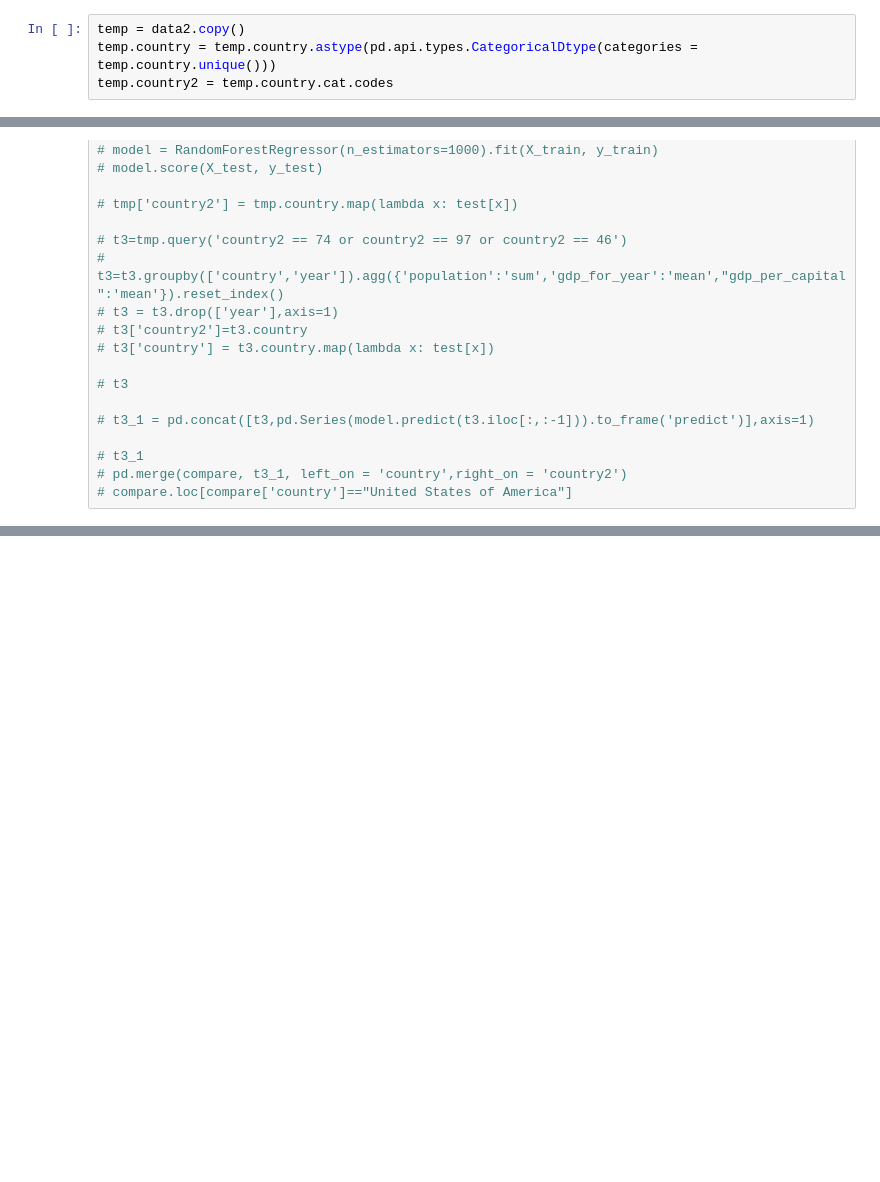
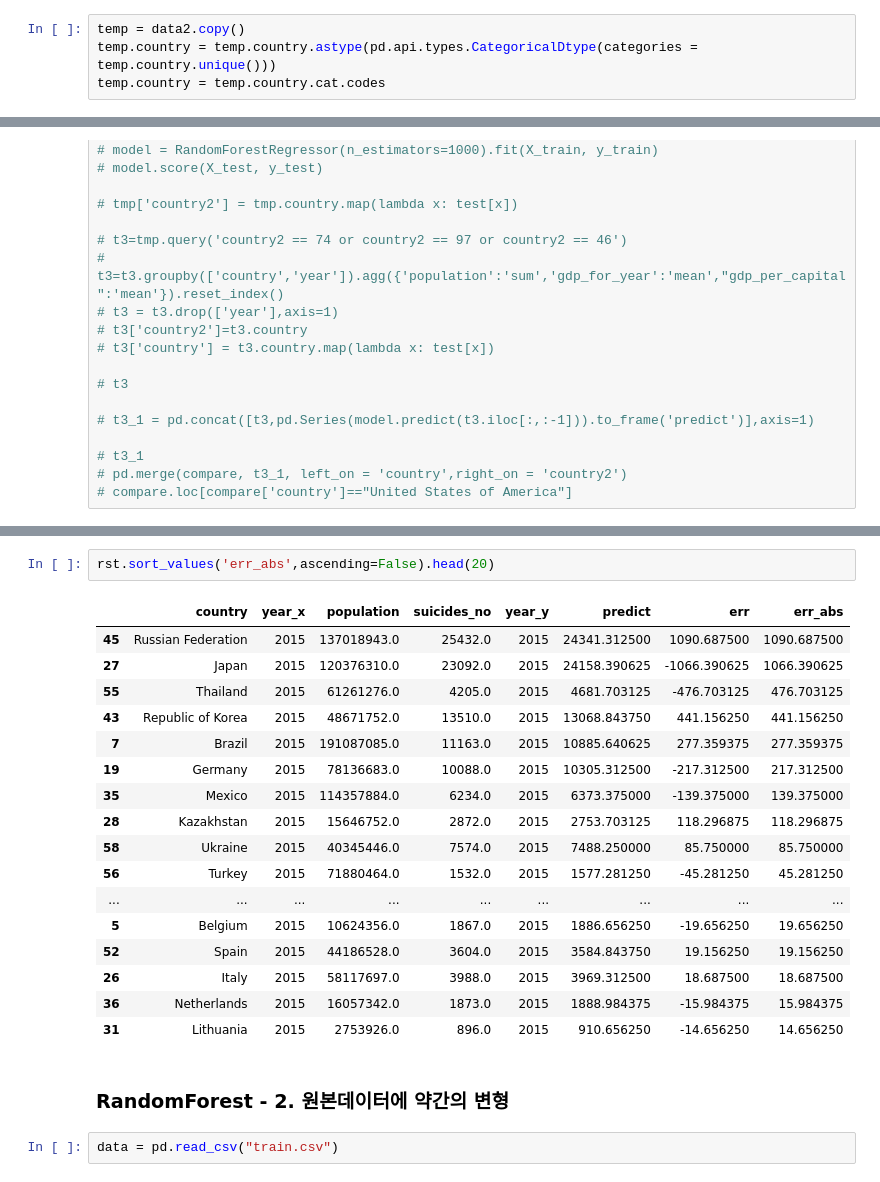
Before and after one commit to inspirit941/BOAZ_Session, a Jupyter notebook: 190219_mini_project/mini_project.ipynb, the cells around one changed output, grey strips where cells are left out. Saved outputs shown, nothing was run; the diff lists cells and outputs as text; blank space fills up the shorter version.

```diff
--- a/190219_mini_project/mini_project.ipynb
+++ b/190219_mini_project/mini_project.ipynb
@@ -517,7 +515,7 @@ array(['Albania', 'Antigua and Barbuda', 'Argentina', 'Armenia', 'Aruba',
 # %%
 temp = data2.copy()
 temp.country = temp.country.astype(pd.api.types.CategoricalDtype(categories = temp.country.unique()))
-temp.country2 = temp.country.cat.codes
+temp.country = temp.country.cat.codes
 # %%
 temp.country.unique()
 # %% [output]
@@ -640,0 +767,24 @@ data.groupby(['country']).suicides_no.sum().to_frame('suicides_no').sort_values(
+# %%
+rst.sort_values('err_abs',ascending=False).head(20)
+# %% [output]
+|  | country | year_x | population | suicides_no | year_y | predict | err | err_abs |
+| 45 | Russian Federation | 2015 | 137018943.0 | 25432.0 | 2015 | 24341.312500 | 1090.687500 | 1090.687500 |
+| 27 | Japan | 2015 | 120376310.0 | 23092.0 | 2015 | 24158.390625 | -1066.390625 | 1066.390625 |
+| 55 | Thailand | 2015 | 61261276.0 | 4205.0 | 2015 | 4681.703125 | -476.703125 | 476.703125 |
+| 43 | Republic of Korea | 2015 | 48671752.0 | 13510.0 | 2015 | 13068.843750 | 441.156250 | 441.156250 |
+| 7 | Brazil | 2015 | 191087085.0 | 11163.0 | 2015 | 10885.640625 | 277.359375 | 277.359375 |
+| 19 | Germany | 2015 | 78136683.0 | 10088.0 | 2015 | 10305.312500 | -217.312500 | 217.312500 |
+| 35 | Mexico | 2015 | 114357884.0 | 6234.0 | 2015 | 6373.375000 | -139.375000 | 139.375000 |
+| 28 | Kazakhstan | 2015 | 15646752.0 | 2872.0 | 2015 | 2753.703125 | 118.296875 | 118.296875 |
+| 58 | Ukraine | 2015 | 40345446.0 | 7574.0 | 2015 | 7488.250000 | 85.750000 | 85.750000 |
+| 56 | Turkey | 2015 | 71880464.0 | 1532.0 | 2015 | 1577.281250 | -45.281250 | 45.281250 |
+| ... | ... | ... | ... | ... | ... | ... | ... | ... |
+| 5 | Belgium | 2015 | 10624356.0 | 1867.0 | 2015 | 1886.656250 | -19.656250 | 19.656250 |
+| 52 | Spain | 2015 | 44186528.0 | 3604.0 | 2015 | 3584.843750 | 19.156250 | 19.156250 |
+| 26 | Italy | 2015 | 58117697.0 | 3988.0 | 2015 | 3969.312500 | 18.687500 | 18.687500 |
+| 36 | Netherlands | 2015 | 16057342.0 | 1873.0 | 2015 | 1888.984375 | -15.984375 | 15.984375 |
+| 31 | Lithuania | 2015 | 2753926.0 | 896.0 | 2015 | 910.656250 | -14.656250 | 14.656250 |
+# %% [markdown]
+### RandomForest - 2. 원본데이터에 약간의 변형
+# %%
+data = pd.read_csv("train.csv")
```
Also changed, not shown: parts of 62 cells of this notebook, 1 other file.
